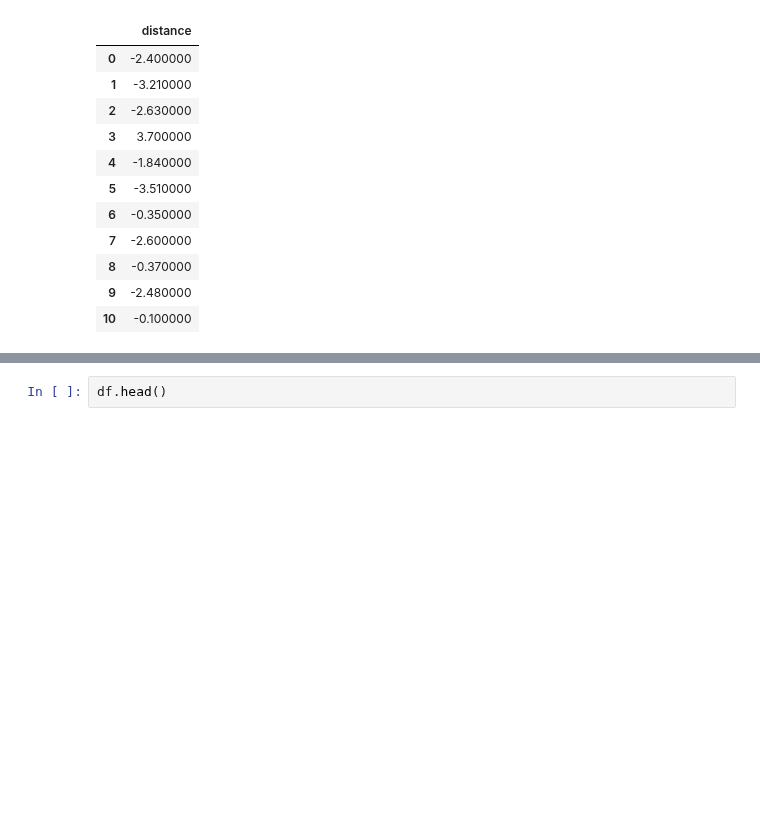
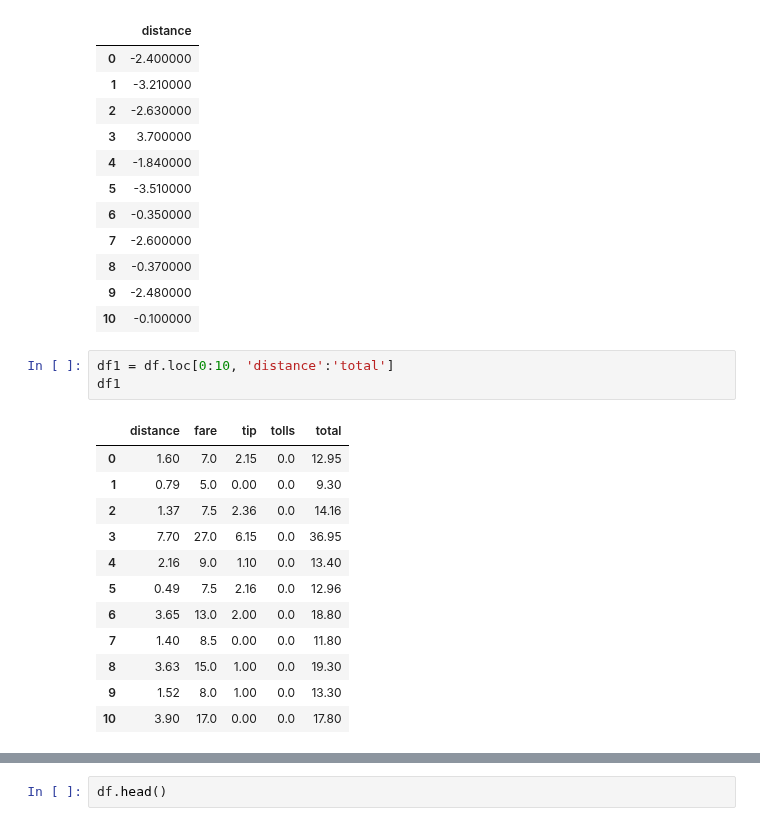
Before and after one commit to gbrs/ipython_notebook_probes, a Jupyter notebook: Probe.ipynb, the cells around one changed output, grey strips where cells are left out. Saved outputs shown, nothing was run; the diff lists cells and outputs as text; blank space fills up the shorter version.

```diff
--- a/Probe.ipynb
+++ b/Probe.ipynb
@@ -1316,3 +1316,19 @@ df2.style.bar(align='mid')
 | 8 | -0.370000 |
 | 9 | -2.480000 |
 | 10 | -0.100000 |
+# %%
+df1 = df.loc[0:10, 'distance':'total']
+df1
+# %% [output]
+|  | distance | fare | tip | tolls | total |
+| 0 | 1.60 | 7.0 | 2.15 | 0.0 | 12.95 |
+| 1 | 0.79 | 5.0 | 0.00 | 0.0 | 9.30 |
+| 2 | 1.37 | 7.5 | 2.36 | 0.0 | 14.16 |
+| 3 | 7.70 | 27.0 | 6.15 | 0.0 | 36.95 |
+| 4 | 2.16 | 9.0 | 1.10 | 0.0 | 13.40 |
+| 5 | 0.49 | 7.5 | 2.16 | 0.0 | 12.96 |
+| 6 | 3.65 | 13.0 | 2.00 | 0.0 | 18.80 |
+| 7 | 1.40 | 8.5 | 0.00 | 0.0 | 11.80 |
+| 8 | 3.63 | 15.0 | 1.00 | 0.0 | 19.30 |
+| 9 | 1.52 | 8.0 | 1.00 | 0.0 | 13.30 |
+| 10 | 3.90 | 17.0 | 0.00 | 0.0 | 17.80 |
```
Also changed, not shown: parts of 4 cells of this notebook.
